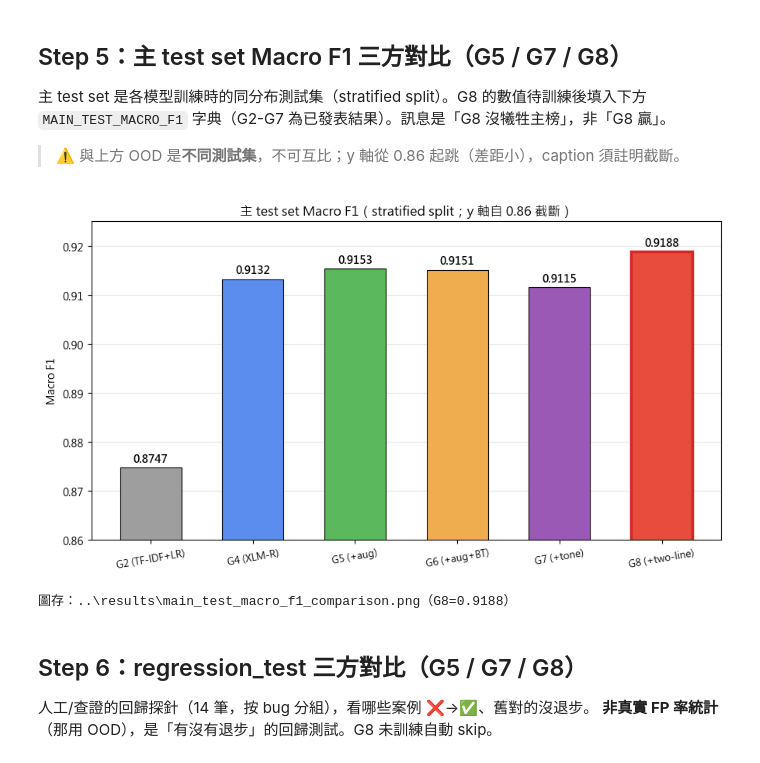
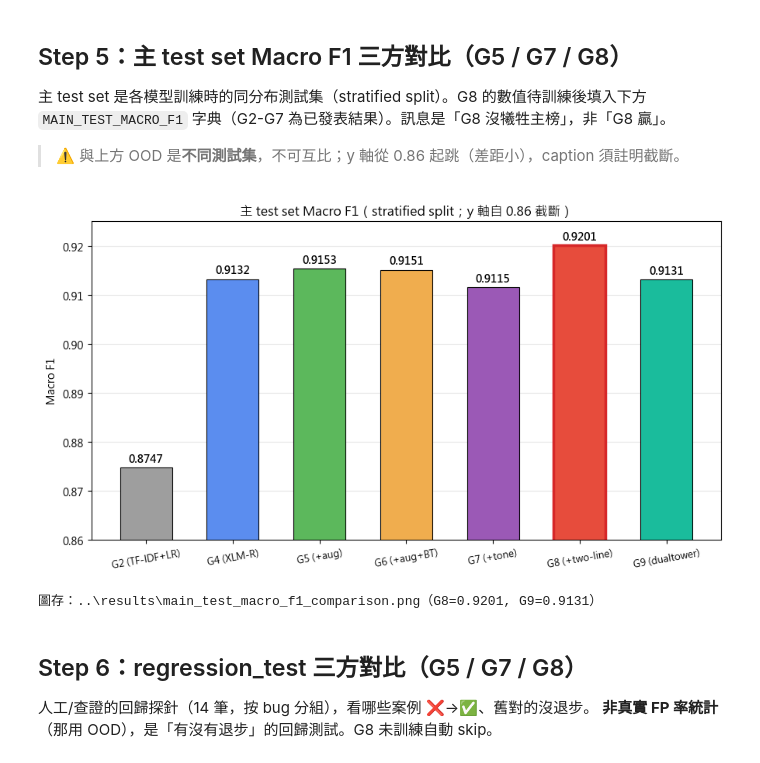
Before and after one commit to Jx-study/NLP_Project, a Jupyter notebook: notebooks/eval_edge_cases.ipynb, the cells around one changed output. Cells and saved outputs as stored; diff of their text form; code cells hidden in the pictures.

```diff
--- a/notebooks/eval_edge_cases.ipynb
+++ b/notebooks/eval_edge_cases.ipynb
@@ -45,31 +45,27 @@ OOD 測試集：248 筆
 # %% [markdown]
 ## Step 2：三方預測 + 指標（Acc / Macro F1 / recall / FP率）
 # %%
+import sys
 import torch
-from transformers import AutoTokenizer, AutoModelForSequenceClassification
+from pathlib import Path
 from sklearn.metrics import accuracy_score, f1_score, recall_score, confusion_matrix
+
+# 共用雙塔/單塔封裝（dualtower.ModelWrapper 自動判別 G9 雙塔 vs G5/G7/G8 單塔）
+sys.path.insert(0, str(Path.cwd()))
+from dualtower import ModelWrapper
 
 MODELS = {
     "G5": "../models/xlm-roberta-clickbait",
     "G7": "../models/xlm-roberta-clickbait-g7",
     "G8": "../models/xlm-roberta-clickbait-g8",
+    "G9": "../models/xlm-roberta-clickbait-g9-dualtower",   # 雙塔；含 classifier_head.pt
 }
 THRESHOLD = 0.50
+DEVICE = torch.device("cuda" if torch.cuda.is_available() else "cpu")
 
-def load(path):
-    tok = AutoTokenizer.from_pretrained(path)
-    mdl = AutoModelForSequenceClassification.from_pretrained(path).eval()
-    return tok, mdl
-
-def predict_all(tok, mdl, df):
-    preds = []
-    for _, r in df.iterrows():
-        enc = tok(str(r["title"]), str(r.get("content", "") or ""),
-                  truncation=True, max_length=256, return_tensors="pt")
-        with torch.no_grad():
-            prob = float(mdl(**enc).logits.softmax(dim=-1)[0, 1])
-            preds.append(int(prob >= THRESHOLD))
-    return preds
+def predict_all(wrapper, df, threshold=THRESHOLD):
+    return [wrapper.predict(r["title"], r.get("content", "") or "", threshold)
+            for _, r in df.iterrows()]
 
 def metrics(y, p):
     tn, fp, fn, tp = confusion_matrix(y, p, labels=[0, 1]).ravel()
@@ -87,11 +83,12 @@ for name, path in MODELS.items():
     if not Path(path).exists():
         print(f"[skip] {name} 模型不存在：{path}")
         continue
-    print(f"[load] {name} ...")
-    tok, mdl = load(path)
-    preds = predict_all(tok, mdl, ood)
+    arch = "dualtower" if (Path(path) / "classifier_head.pt").exists() else "single"
+    print(f"[load] {name} ({arch}) ...")
+    wrapper = ModelWrapper(name, path, device=DEVICE)
+    preds = predict_all(wrapper, ood)
     ood[f"{name}_pred"] = preds
     results[name] = {"overall": metrics(y_true, preds)}
     print(f"  {name}: {results[name]['overall']}")
-    del mdl
+    wrapper.close()
 # %% [output]
@@ -217,36 +218,38 @@ else:
 # %%
 import matplotlib.pyplot as plt
 
-# G2-G7 已發表；G8 訓練後填入（None 則不畫該柱）
+# G2-G7 已發表；G8 訓練後填入；G9 從 train_dualtower notebook 的 g9_transformer_metrics 填入（None 則不畫該柱）
 MAIN_TEST_MACRO_F1 = {
     "G2 (TF-IDF+LR)": 0.8747,
     "G4 (XLM-R)":     0.9132,
     "G5 (+aug)":      0.9153,
     "G6 (+aug+BT)":   0.9151,
     "G7 (+tone)":     0.9115,
-    "G8 (+two-line)": 0.9161,
+    "G8 (+two-line)": 0.9201,
+    "G9 (dualtower)": 0.9131,
 }
 labels = [k for k, v in MAIN_TEST_MACRO_F1.items() if v is not None]
 vals = [v for v in MAIN_TEST_MACRO_F1.values() if v is not None]
 
+palette = ["#9e9e9e", "#5b8def", "#5cb85c", "#f0ad4e", "#9b59b6", "#e74c3c", "#1abc9c"]
 fig, ax = plt.subplots(figsize=(9, 5))
 bars = ax.bar(range(len(labels)), vals, width=0.6, edgecolor="black", linewidth=0.8,
-              color=["#9e9e9e", "#5b8def", "#5cb85c", "#f0ad4e", "#9b59b6", "#e74c3c"][:len(labels)])
+              color=palette[:len(labels)])
 for b, v in zip(bars, vals):
     ax.text(b.get_x() + b.get_width() / 2, v + 0.0012, f"{v:.4f}", ha="center", fontsize=10, fontweight="bold")
 best = vals.index(max(vals))
 bars[best].set_edgecolor("#d62728"); bars[best].set_linewidth(2.5)
 ax.set_xticks(range(len(labels))); ax.set_xticklabels(labels, fontsize=9, rotation=10)
 ax.set_ylabel("Macro F1"); ax.set_ylim(0.86, 0.925)   # ⚠️ y 軸截斷，caption 須註明
 ax.set_title("主 test set Macro F1（stratified split；y 軸自 0.86 截斷）")
 ax.grid(axis="y", alpha=0.3); ax.set_axisbelow(True)
 fig.tight_layout()
 out = Path("../results/main_test_macro_f1_comparison.png")
 fig.savefig(out, dpi=150); plt.show()
-print(f"圖存：{out}（G8={MAIN_TEST_MACRO_F1['G8 (+two-line)']}）")
+print(f"圖存：{out}（G8={MAIN_TEST_MACRO_F1['G8 (+two-line)']}, G9={MAIN_TEST_MACRO_F1['G9 (dualtower)']}）")
 # %% [output]
-[figure, old version]
+[figure, new version]
-圖存：..\results\main_test_macro_f1_comparison.png（G8=0.9188）
+圖存：..\results\main_test_macro_f1_comparison.png（G8=0.9201, G9=0.9131）
 # %% [markdown]
 ## Step 6：regression_test 三方對比（G5 / G7 / G8）
 
```
Also changed, not shown: parts of 5 cells of this notebook, 3 other files.
